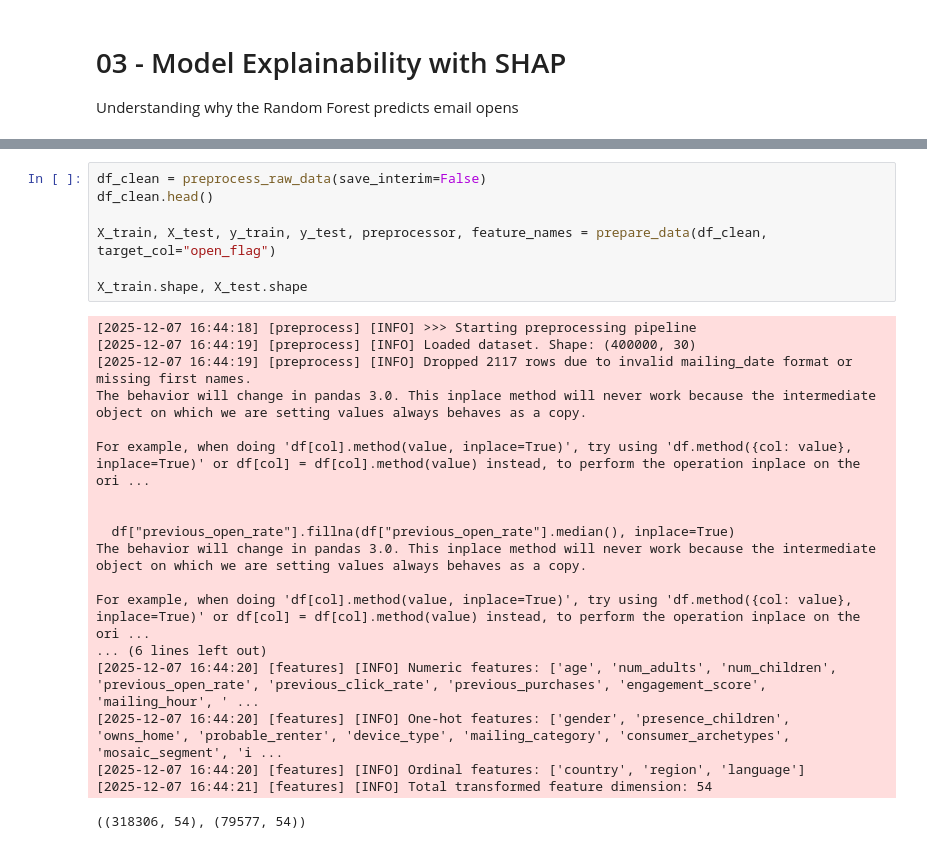
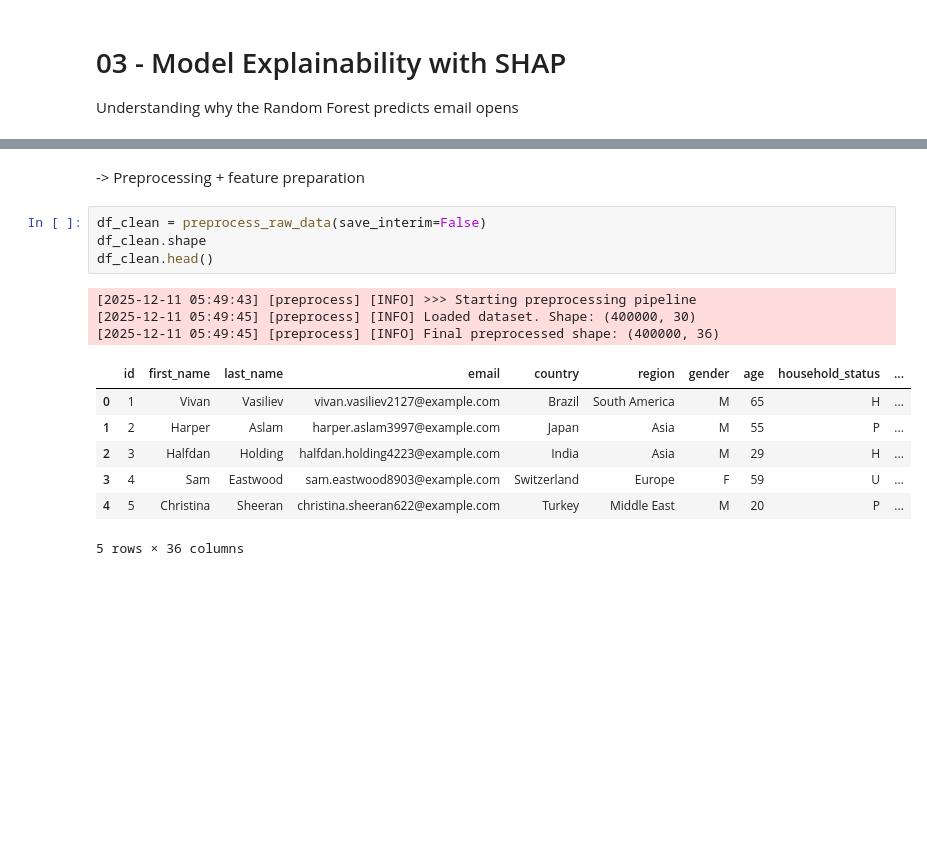
Before and after one commit to BeastAJ89/email-marketing-campaign-analytics, a Jupyter notebook: notebooks/03_shap.ipynb, the cells around one changed output, grey strips where cells are left out. Cells and saved outputs as stored; diff of their text form; blank space fills up the shorter version.

Commit message:
Clean repo structure before publishing

```diff
--- a/notebooks/03_shap.ipynb
+++ b/notebooks/03_shap.ipynb
@@ -22,29 +26,20 @@ plt.rcParams["figure.figsize"] = (10, 6)
 shap.initjs()
 # %% [output]
 [interactive output not drawn]
+# %% [markdown]
+-> Preprocessing + feature preparation
 # %%
 df_clean = preprocess_raw_data(save_interim=False)
+df_clean.shape
 df_clean.head()
-
-X_train, X_test, y_train, y_test, preprocessor, feature_names = prepare_data(df_clean, target_col="open_flag")
-
-X_train.shape, X_test.shape
 # %% [output]
-[2025-12-07 16:44:18] [preprocess] [INFO] >>> Starting preprocessing pipeline
-[2025-12-07 16:44:19] [preprocess] [INFO] Loaded dataset. Shape: (400000, 30)
-[2025-12-07 16:44:19] [preprocess] [INFO] Dropped 2117 rows due to invalid mailing_date format or missing first names.
-The behavior will change in pandas 3.0. This inplace method will never work because the intermediate object on which we are setting values always behaves as a copy.
-
-For example, when doing 'df[col].method(value, inplace=True)', try using 'df.method({col: value}, inplace=True)' or df[col] = df[col].method(value) instead, to perform the operation inplace on the ori ...
-
-
-  df["previous_open_rate"].fillna(df["previous_open_rate"].median(), inplace=True)
-The behavior will change in pandas 3.0. This inplace method will never work because the intermediate object on which we are setting values always behaves as a copy.
-
-For example, when doing 'df[col].method(value, inplace=True)', try using 'df.method({col: value}, inplace=True)' or df[col] = df[col].method(value) instead, to perform the operation inplace on the ori ...
-... (6 lines left out)
-[2025-12-07 16:44:20] [features] [INFO] Numeric features: ['age', 'num_adults', 'num_children', 'previous_open_rate', 'previous_click_rate', 'previous_purchases', 'engagement_score', 'mailing_hour', ' ...
-[2025-12-07 16:44:20] [features] [INFO] One-hot features: ['gender', 'presence_children', 'owns_home', 'probable_renter', 'device_type', 'mailing_category', 'consumer_archetypes', 'mosaic_segment', 'i ...
-[2025-12-07 16:44:20] [features] [INFO] Ordinal features: ['country', 'region', 'language']
-[2025-12-07 16:44:21] [features] [INFO] Total transformed feature dimension: 54
+[2025-12-11 05:49:43] [preprocess] [INFO] >>> Starting preprocessing pipeline
+[2025-12-11 05:49:45] [preprocess] [INFO] Loaded dataset. Shape: (400000, 30)
+[2025-12-11 05:49:45] [preprocess] [INFO] Final preprocessed shape: (400000, 36)
+|  | id | first_name | last_name | email | country | region | gender | age | household_status | ... |
+| 0 | 1 | Vivan | Vasiliev | vivan.vasiliev2127@example.com | Brazil | South America | M | 65 | H | ... |
+| 1 | 2 | Harper | Aslam | harper.aslam3997@example.com | Japan | Asia | M | 55 | P | ... |
+| 2 | 3 | Halfdan | Holding | halfdan.holding4223@example.com | India | Asia | M | 29 | H | ... |
+| 3 | 4 | Sam | Eastwood | sam.eastwood8903@example.com | Switzerland | Europe | F | 59 | U | ... |
+| 4 | 5 | Christina | Sheeran | christina.sheeran622@example.com | Turkey | Middle East | M | 20 | P | ... |
-((318306, 54), (79577, 54))
+5 rows × 36 columns
```
Also changed, not shown: parts of 16 cells of this notebook, 11 other files.
